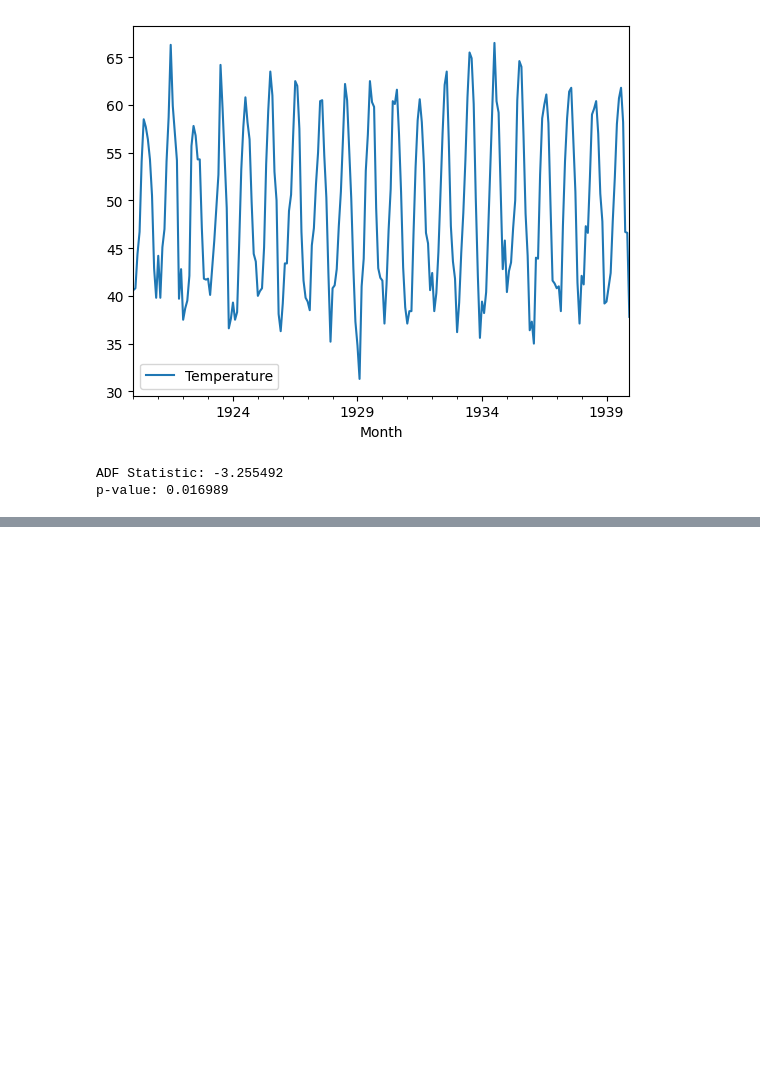
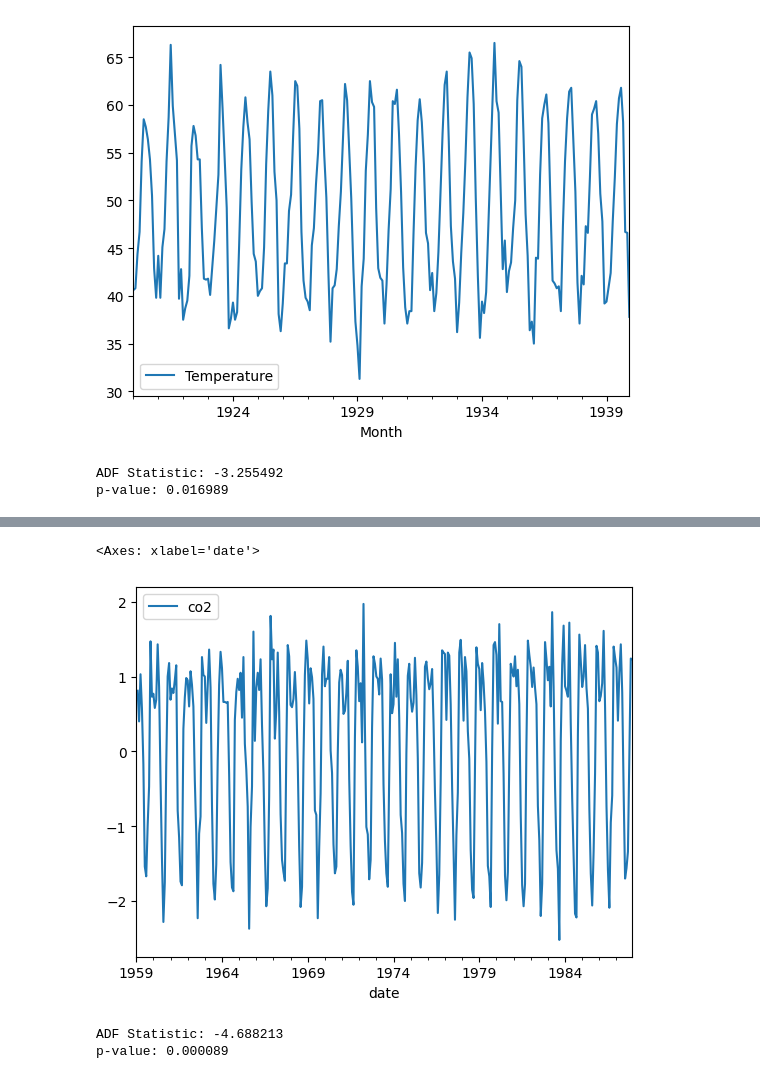
Before and after one commit to lewinskie254/timeseries-youtube, a Jupyter notebook: Lecture_2_TimeseriesAnalysis.ipynb, the cells around one changed output, grey strips where cells are left out. Saved outputs shown, nothing was run; the diff lists cells and outputs as text; code cells hidden in the pictures; blank space fills up the shorter version.

```diff
--- a/Lecture_2_TimeseriesAnalysis.ipynb
+++ b/Lecture_2_TimeseriesAnalysis.ipynb
@@ -44,0 +63,14 @@ p-value: 0.016989
+# %%
+diff_co2 = np.diff(df2, n=1)
+# %%
+diff_co2.plot()
+# %% [output]
+<Axes: xlabel='date'>
+[figure, added]
+# %%
+result3 = adfuller(diff_co2[1:])
+print('ADF Statistic: %f' % result3[0])
+print('p-value: %f' % result3[1])
+# %% [output]
+ADF Statistic: -4.688213
+p-value: 0.000089
```
Also changed, not shown: parts of 5 cells of this notebook.
